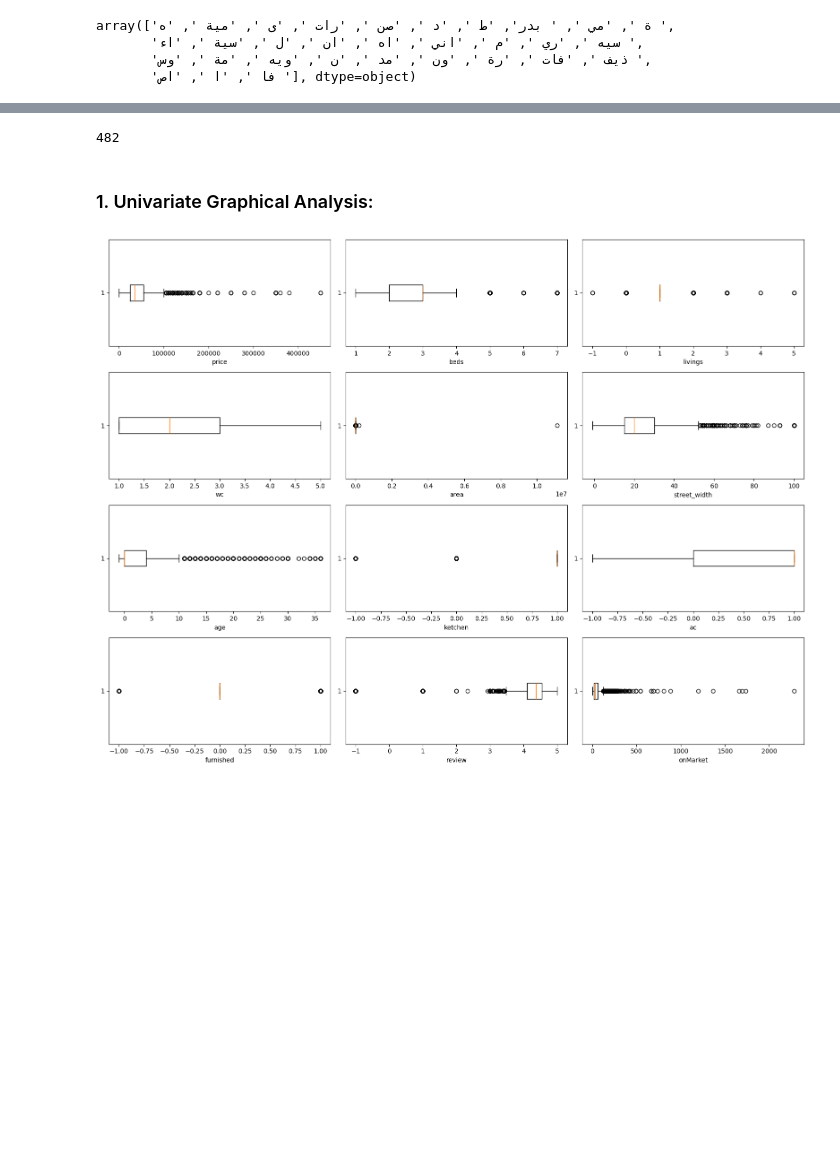
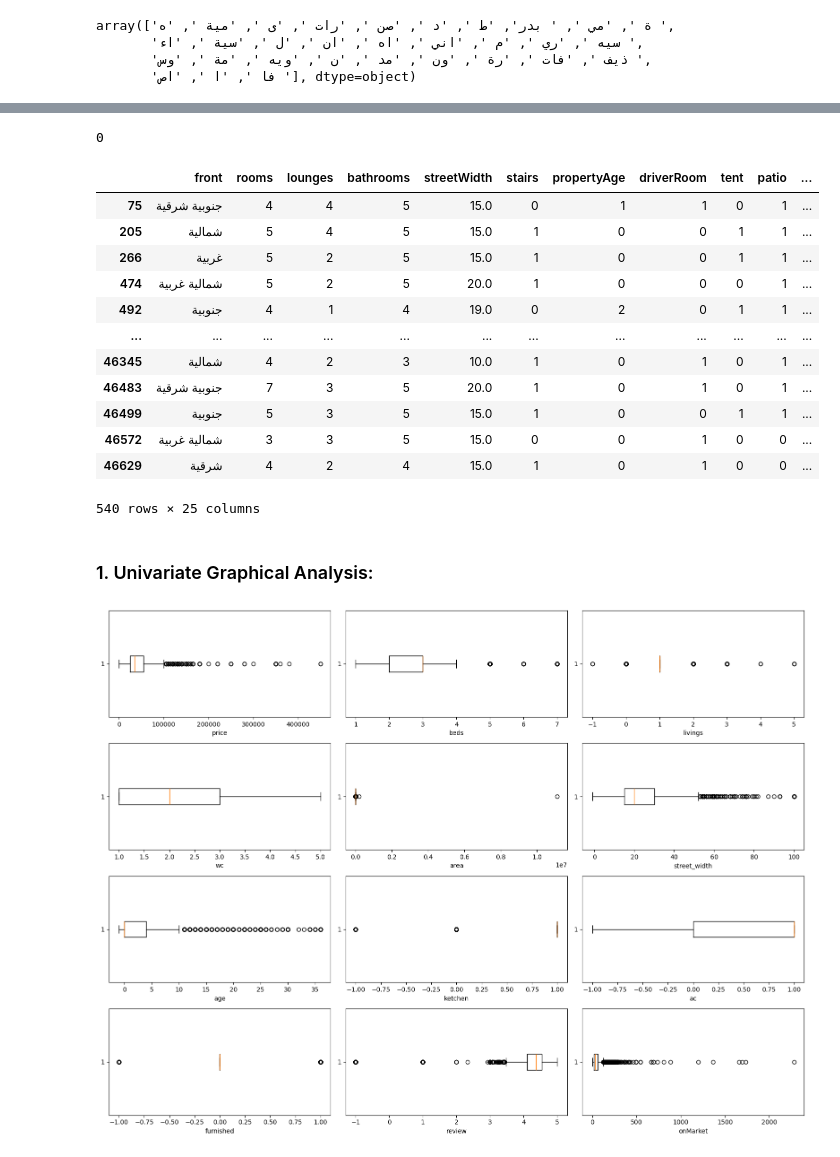
Before and after one commit to RandHamoud/Project3, a Jupyter notebook: Project3.ipynb, the cells around one changed output, grey strips where cells are left out. Saved outputs shown, nothing was run; the diff lists cells and outputs as text; code cells hidden in the pictures; blank space fills up the shorter version.

```diff
--- a/Project3.ipynb
+++ b/Project3.ipynb
@@ -1001,0 +993,2 @@ memory usage: 7.2+ MB
+# %%
+aqqar_villas2.dropna(subset = 'price',inplace=True)
@@ -1038,8 +1040,8 @@ neighborhoods = [
     "الزهراء", "ام سليم", "العمل", "الصالحية", "الخالدية", "الوشام", "الديرة", "ثليم", "جبرة", "سكيرينة",
     "الفوطة", "النموذجية", "البطيحا", "الدوبية", "الصناعية", "العود", "الفاروق", "الفيصلية",
 
-    "المعيزيلة",
+    "المعيزيلة", "الشرق", "احد",
     "أم الحمام الغربي", "البيان", "الخير", "المنصورية", "اسكان وزارة الداخلية", "خشم العان", "عقرباء", "الغنامية", "السلمانية", "الجبيلة",
 
-    "الشرق", "عساكر", "مولى قريش", "احد", "العصامي", "بن خليفه", "الفرضي", "بن مسعود"
+#     "عساكر", "مولى قريش",  "العصامي", "بن خليفه", "الفرضي", "بن مسعود"
 ]
@@ -1077,10 +1087,8 @@ def correct_hood(x):
     for hood in neighborhoods:
         if hood in x:
             return hood
-        elif x == 'ى الأزدي ':
-            return 'الازدهار'
 
-    if x != 'Unknown':
-        print(x)
+
+    return "Unknown"
 # %%
 aqqar_villas2['neighbourhood'] = aqqar_villas2['neighbourhood'].map(correct_hood)
@@ -1121,7 +1111,23 @@ Name: count, Length: 149, dtype: int64
 # %%
 aqqar_villas2['neighbourhood'].isnull().sum()
 # %% [output]
-482
+0
+# %%
+aqqar_villas2[aqqar_villas2['neighbourhood'] == 'Unknown']
+# %% [output]
+|  | front | rooms | lounges | bathrooms | streetWidth | stairs | propertyAge | driverRoom | tent | patio | ... |
+| 75 | جنوبية شرقية | 4 | 4 | 5 | 15.0 | 0 | 1 | 1 | 0 | 1 | ... |
+| 205 | شمالية | 5 | 4 | 5 | 15.0 | 1 | 0 | 0 | 1 | 1 | ... |
+| 266 | غربية | 5 | 2 | 5 | 15.0 | 1 | 0 | 0 | 1 | 1 | ... |
+| 474 | شمالية غربية | 5 | 2 | 5 | 20.0 | 1 | 0 | 0 | 0 | 1 | ... |
+| 492 | جنوبية | 4 | 1 | 4 | 19.0 | 0 | 2 | 0 | 1 | 1 | ... |
+| ... | ... | ... | ... | ... | ... | ... | ... | ... | ... | ... | ... |
+| 46345 | شمالية | 4 | 2 | 3 | 10.0 | 1 | 0 | 1 | 0 | 1 | ... |
+| 46483 | جنوبية شرقية | 7 | 3 | 5 | 20.0 | 1 | 0 | 1 | 0 | 1 | ... |
+| 46499 | جنوبية | 5 | 3 | 5 | 15.0 | 1 | 0 | 0 | 1 | 1 | ... |
+| 46572 | شمالية غربية | 3 | 3 | 5 | 15.0 | 0 | 0 | 1 | 0 | 0 | ... |
+| 46629 | شرقية | 4 | 2 | 4 | 15.0 | 1 | 0 | 1 | 0 | 0 | ... |
+540 rows × 25 columns
 # %% [markdown]
 ### 1. Univariate Graphical Analysis:
 # %%
```
Also changed, not shown: parts of 33 cells of this notebook, 1 other file.
